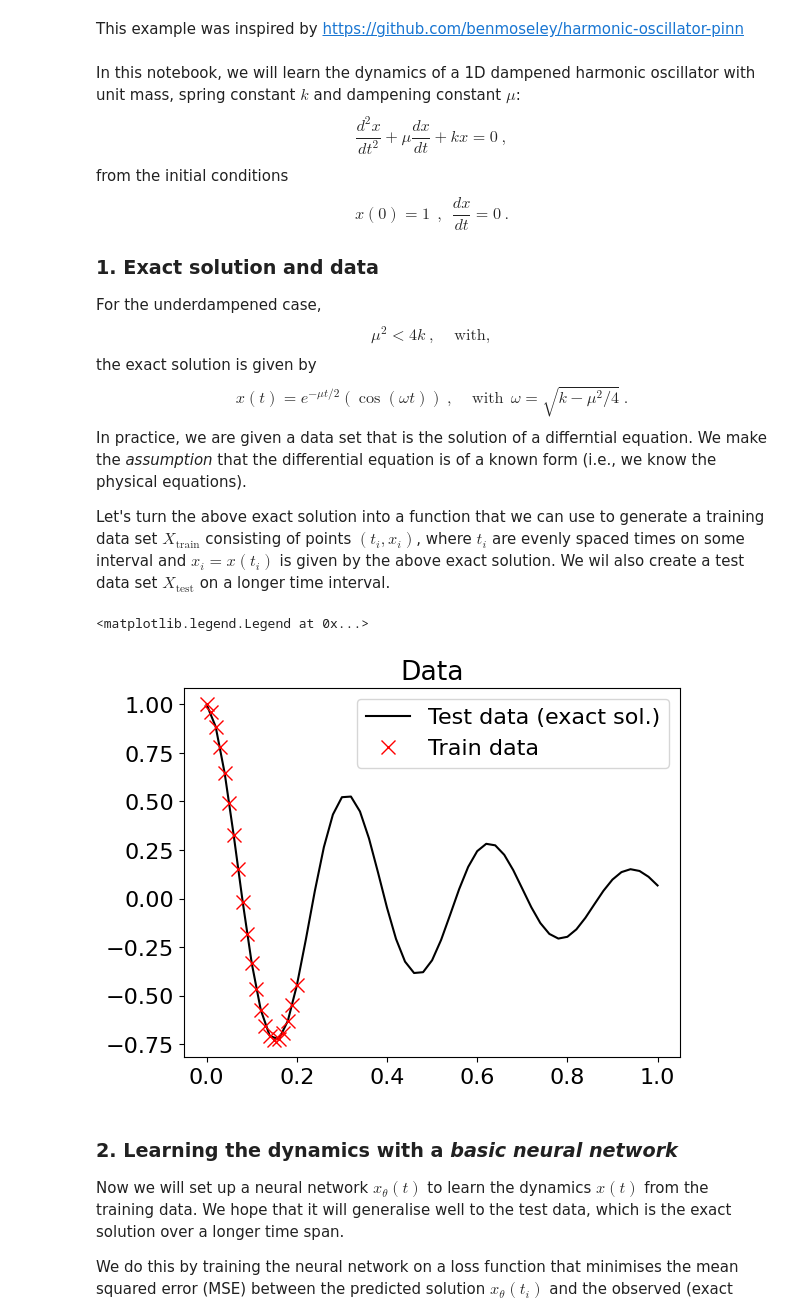
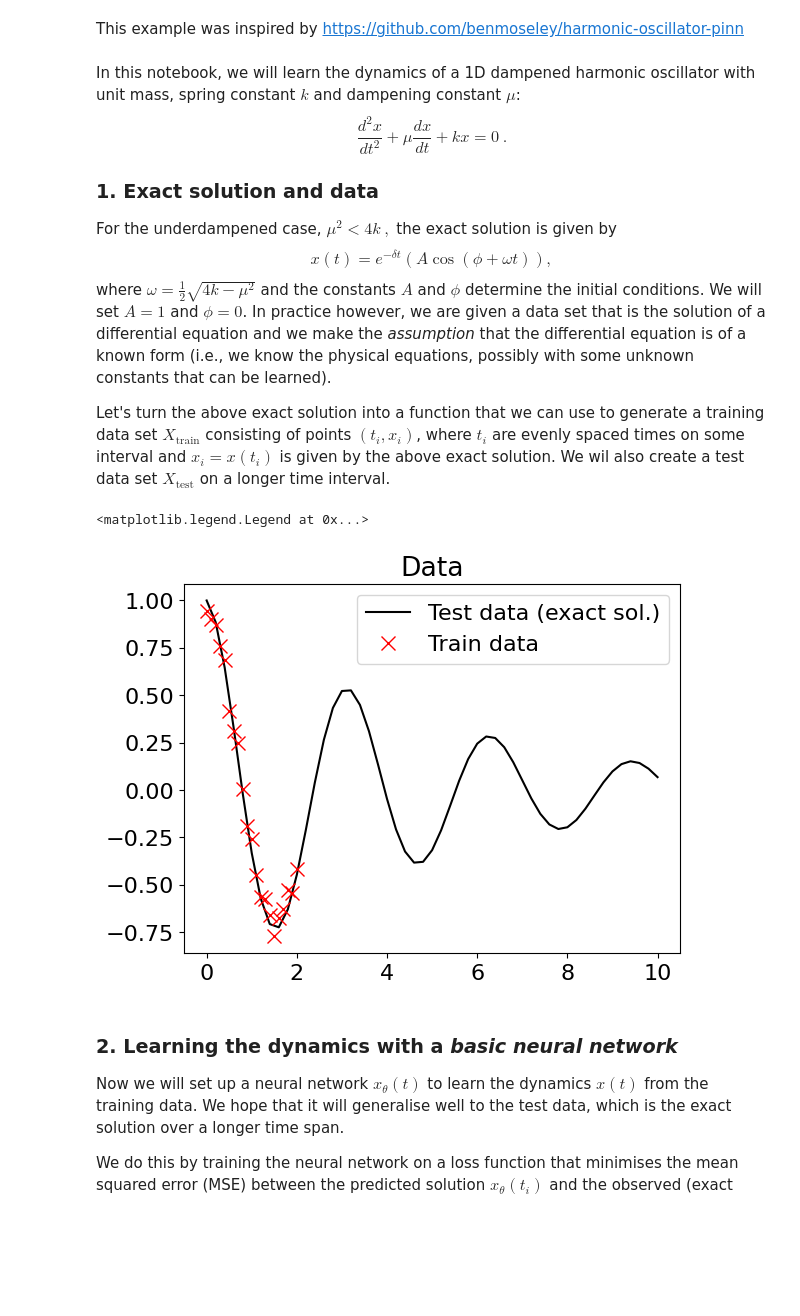
Before and after one commit to bentaps/PINN-example, a Jupyter notebook: mass-spring-system.ipynb, the cells around one changed output. Drawn from its saved outputs; the diff is of its cells as text; code cells hidden in the pictures; blank space fills up the shorter version.

```diff
--- a/mass-spring-system.ipynb
+++ b/mass-spring-system.ipynb
@@ -17,59 +18,53 @@ plt.rcParams['lines.markersize'] = 10
 # %% [markdown]
 In this notebook, we will learn the dynamics of a 1D dampened harmonic oscillator with unit mass, spring constant $k$ and dampening constant $\mu$:
 $$
-\dfrac{d^2 x}{d t^2} + \mu \dfrac{d x}{d t} + kx = 0~,
-$$
-from the initial conditions
-$$
-x(0) = 1~~,~~\dfrac{d x}{d t} = 0~.
+\dfrac{d^2 x}{d t^2} + \mu \dfrac{d x}{d t} + kx = 0~.
 $$
 
+
 ### 1. Exact solution and data
-For the underdampened case,
+For the underdampened case, $\mu^2 < 4 k~,$ the exact solution is given by
 $$
-\mu^2 < 4 k~,~~~~~\text{with},
+x(t) = e^{-\delta t}(A \cos(\phi + \omega t)),
 $$
-the exact solution is given by
-$$
-x(t) = e^{-\mu t/2}(\cos(\omega t))~,~~~~~\mathrm{with}~~\omega=\sqrt{k - \mu^2/4}~.
-$$
-In practice, we are given a data set that is the solution of a differntial equation. We make the *assumption* that the differential equation is of a known form (i.e., we know the physical equations).
+where $\omega=\frac{1}{2}\sqrt{4k - \mu^2}$ and the constants $A$ and $\phi$ determine the initial conditions. We will set $A=1$ and $\phi=0$. In practice however, we are given a data set that is the solution of a differential equation and we make the *assumption* that the differential equation is of a known form (i.e., we know the physical equations, possibly with some unknown constants that can be learned).
 
- Let's turn the above exact solution into a function that we can use to generate a training data set $X_{\mathrm{train}}$ consisting of points $(t_i, x_i)$, where $t_i$ are evenly spaced times on some interval and $x_i=x(t_i)$ is given by the above exact solution. We wil also create a test data set $X_{\mathrm{test}}$ on a longer time interval.
+Let's turn the above exact solution into a function that we can use to generate a training data set $X_{\mathrm{train}}$ consisting of points $(t_i, x_i)$, where $t_i$ are evenly spaced times on some interval and $x_i=x(t_i)$ is given by the above exact solution. We wil also create a test data set $X_{\mathrm{test}}$ on a longer time interval.
 # %%
-MU = 4
-K = 400
+# ODE parameters
+MU = 0.4
+K = 4
 
+# Data generation parameters
 N_TRAIN = 20
-TMAX_TRAIN = 0.2
+TMAX_TRAIN = 2
+NOISE_STD = 0.05
 
 N_TEST = 50
-TMAX_TEST = 1
+TMAX_TEST = 10
 
 
 def exact_solution(t, k=K, mu=MU):
     """Get exact solution to the 1D underdamped harmonic oscillator."""
-    d = mu / 2
-    w0 = k**0.5
-    assert d < w0, "System must be underdamped."
-    w = np.sqrt(w0**2 - d**2)
-    x = torch.exp(-d * t) * torch.cos(w * t)
+    assert mu**2 < 4 * k, "System must be underdamped."
+    w = np.sqrt(4 * k - mu**2) / 2
+    x = torch.exp(-mu / 2 * t) * torch.cos(w * t)
     return x
 
 
-t_train = torch.linspace(0, TMAX_TRAIN, N_TRAIN + 1).reshape(-1, 1)
-t_test = torch.linspace(0, TMAX_TEST, N_TEST + 1).reshape(-1, 1)
+t_train = torch.linspace(0, TMAX_TRAIN, N_TRAIN + 1).unsqueeze(-1)
+t_test = torch.linspace(0, TMAX_TEST, N_TEST + 1).unsqueeze(-1)
 
-x_train = exact_solution(t_train)
+x_train = exact_solution(t_train) + NOISE_STD * torch.randn_like(t_train)
 x_test = exact_solution(t_test)
 
 plt.plot(t_test, x_test, "k-", label="Test data (exact sol.)")
 plt.plot(t_train, x_train, "rx", label="Train data")
 plt.title("Data")
 plt.legend()
 # %% [output]
 <matplotlib.legend.Legend at 0x...>
-[figure, old version]
+[figure, new version]
 # %% [markdown]
 ### 2. Learning the dynamics with a ***basic neural network***
 Now we will set up a neural network $x_\theta(t)$ to learn the dynamics $x(t)$ from the training data. We hope that it will generalise well to the test data, which is the exact solution over a longer time span.
```
Also changed, not shown: parts of 8 cells of this notebook.
